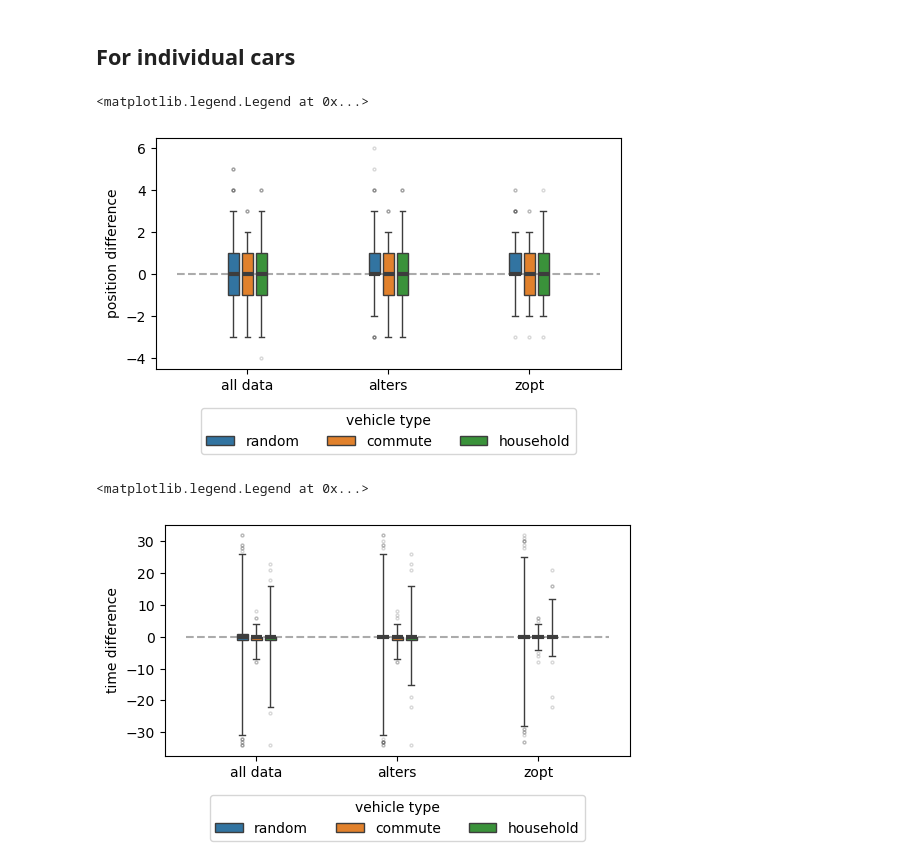
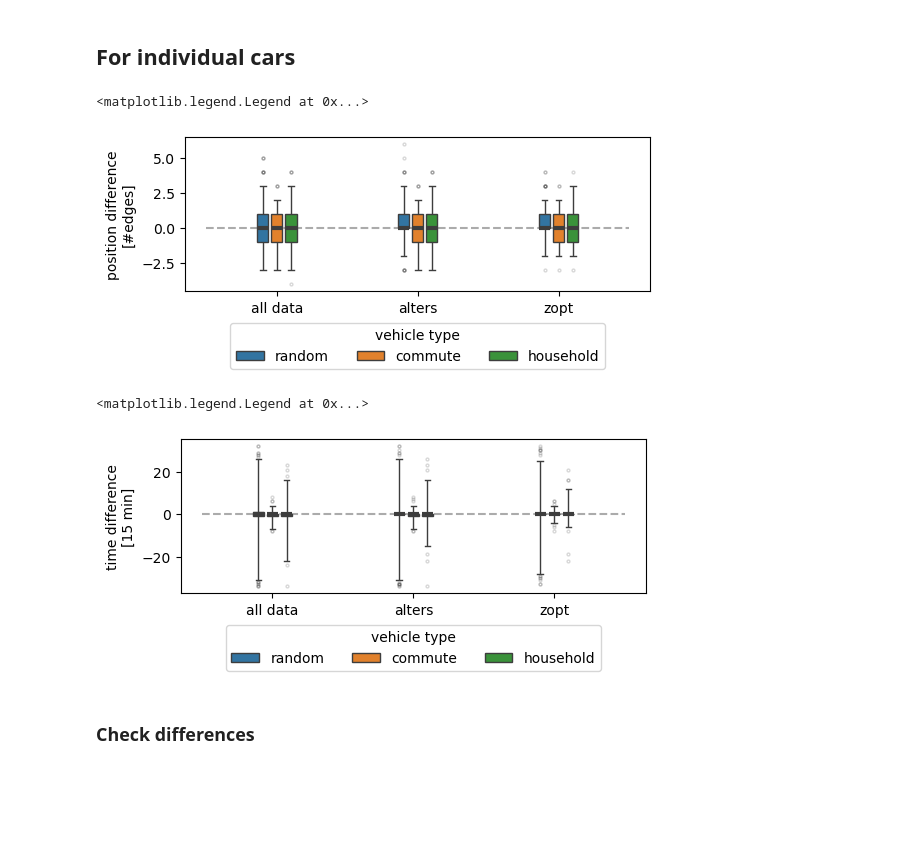
Before and after one commit to alelevente/selcop, a Jupyter notebook: 03_da/05_evaluation/04_fl_privacy.ipynb, the cells around one changed output. Drawn from its saved outputs; the diff is of its cells as text; code cells hidden in the pictures; blank space fills up the shorter version.

```diff
--- a/03_da/05_evaluation/04_fl_privacy.ipynb
+++ b/03_da/05_evaluation/04_fl_privacy.ipynb
@@ -108,29 +108,29 @@ per_vehicle_df["time_diff"] = time_diff
 per_vehicle_df["sharing_method"] = sharing_method
 per_vehicle_df["veh_types"] = veh_types
 # %%
-plt.figure(figsize=(6,3))
+plt.figure(figsize=(6,2))
 sns.boxplot(data=per_vehicle_df, x="sharing_method", y="position_diff", hue="veh_types",
             width=0.3, gap=0.2, whis=[1, 99], legend=True, fliersize=2.0, flierprops={"alpha": 0.2},
                 medianprops={"linewidth":3})
 plt.xlabel("")
-plt.ylabel("position difference")
+plt.ylabel("position difference\n[#edges]")
 
 plt.hlines(y=0, xmin=-0.5, xmax=2.5, zorder=0, linestyle="--", color="k", alpha=0.33,)
-plt.legend(title="vehicle type", ncols=3, loc="lower center", bbox_to_anchor=(.5, -.4))
+plt.legend(title="vehicle type", ncols=3, loc="lower center", bbox_to_anchor=(.5, -.55))
 # %% [output]
 <matplotlib.legend.Legend at 0x...>
-[figure, old version]
+[figure, new version]
 # %%
-plt.figure(figsize=(6,3))
+plt.figure(figsize=(6,2))
 sns.boxplot(data=per_vehicle_df, x="sharing_method", y="time_diff", hue="veh_types",
             width=0.3, gap=0.2, whis=[1, 99], legend=True, fliersize=2.0, flierprops={"alpha": 0.2},
                 medianprops={"linewidth":3})
 plt.xlabel("")
-plt.ylabel("time difference")
+plt.ylabel("time difference\n[15 min]")
 #plt.ylim(-5, 5)
 
 plt.hlines(y=0, xmin=-0.5, xmax=2.5, zorder=0, linestyle="--", color="k", alpha=0.33,)
-plt.legend(title="vehicle type", ncols=4, loc="lower center", bbox_to_anchor=(.5, -.4))
+plt.legend(title="vehicle type", ncols=4, loc="lower center", bbox_to_anchor=(.5, -.55))
 # %% [output]
 <matplotlib.legend.Legend at 0x...>
-[figure, old version]
+[figure, new version]
@@ -136,0 +139,2 @@ plt.legend(title="vehicle type", ncols=4, loc="lower center", bbox_to_anchor=(.5
+# %% [markdown]
+### Check differences
```
Also changed, not shown: parts of 8 cells of this notebook, 4 other files.
